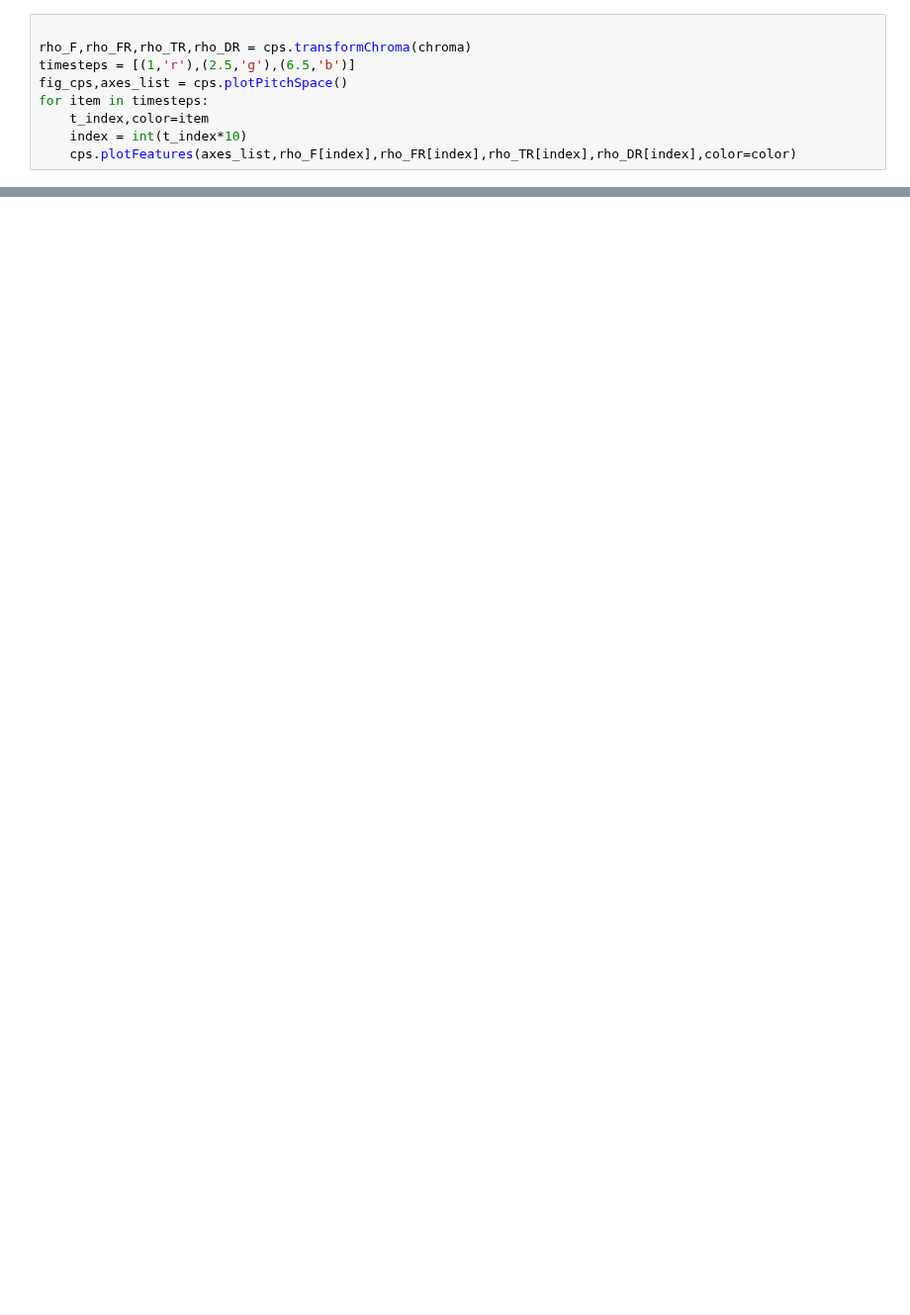
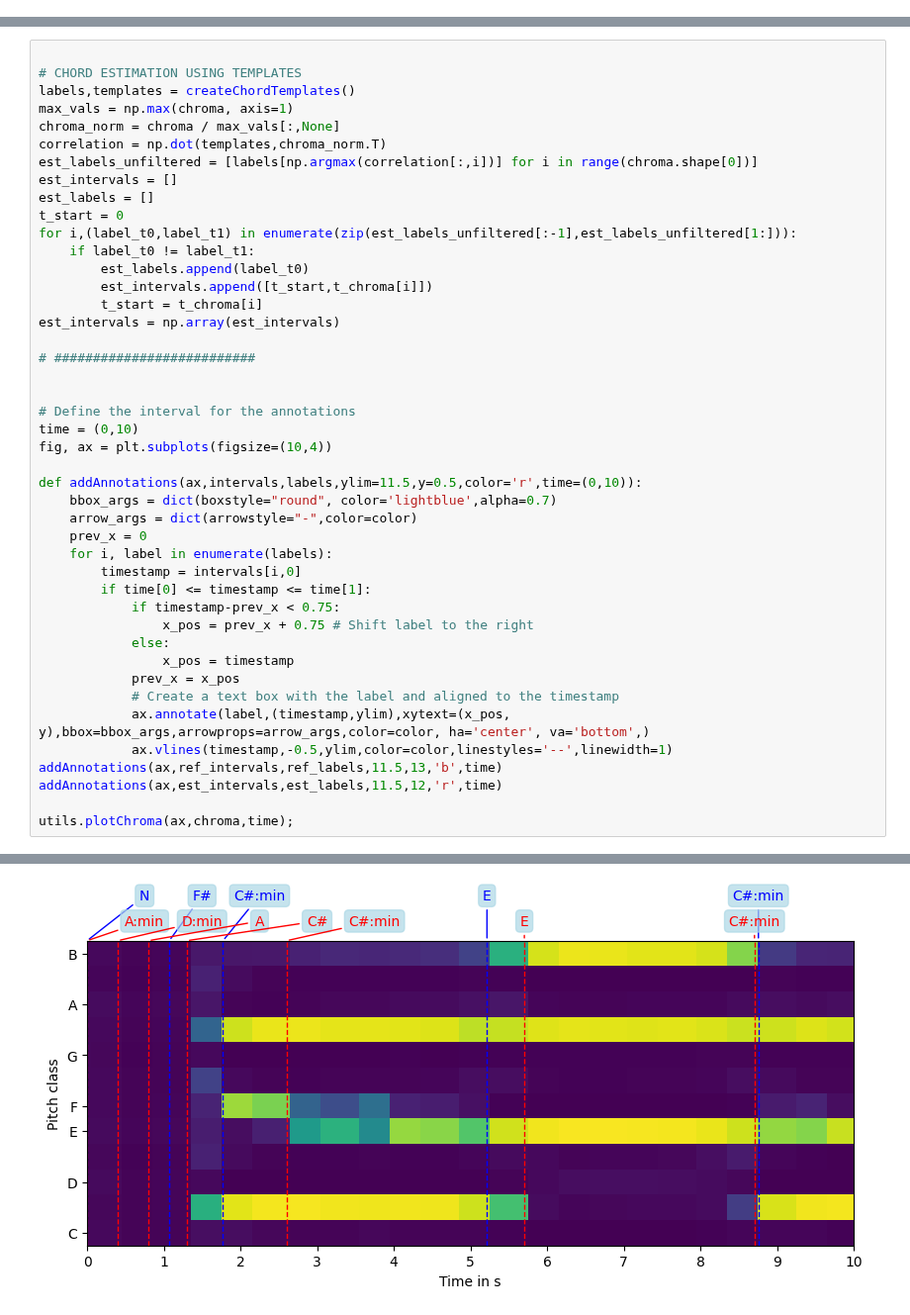
Before and after one commit to Maushax-jpg/chord-recognition, a Jupyter notebook: test.ipynb, the cells around one changed output, grey strips where cells are left out. Shown at 99% size. Saved outputs shown, nothing was run; the diff lists cells and outputs as text; blank space fills up the shorter version.

Commit message:
finished working on templates

```diff
--- a/test.ipynb
+++ b/test.ipynb
@@ -122,9 +0,0 @@ $F^{maj7}$
-# %%
-
-rho_F,rho_FR,rho_TR,rho_DR = cps.transformChroma(chroma)
-timesteps = [(1,'r'),(2.5,'g'),(6.5,'b')]
-fig_cps,axes_list = cps.plotPitchSpace()
-for item in timesteps:
-    t_index,color=item
-    index = int(t_index*10)
-    cps.plotFeatures(axes_list,rho_F[index],rho_FR[index],rho_TR[index],rho_DR[index],color=color)
@@ -132,0 +44,45 @@ for item in timesteps:
+# %%
+
+# CHORD ESTIMATION USING TEMPLATES
+labels,templates = createChordTemplates()
+max_vals = np.max(chroma, axis=1)
+chroma_norm = chroma / max_vals[:,None]
+correlation = np.dot(templates,chroma_norm.T)
+est_labels_unfiltered = [labels[np.argmax(correlation[:,i])] for i in range(chroma.shape[0])]
+est_intervals = []
+est_labels = []
+t_start = 0
+for i,(label_t0,label_t1) in enumerate(zip(est_labels_unfiltered[:-1],est_labels_unfiltered[1:])):
+    if label_t0 != label_t1:
+        est_labels.append(label_t0)
+        est_intervals.append([t_start,t_chroma[i]])
+        t_start = t_chroma[i]
+est_intervals = np.array(est_intervals)
+
+# ##########################
+
+
+# Define the interval for the annotations
+time = (0,10)
+fig, ax = plt.subplots(figsize=(10,4))
+
+def addAnnotations(ax,intervals,labels,ylim=11.5,y=0.5,color='r',time=(0,10)):
+    bbox_args = dict(boxstyle="round", color='lightblue',alpha=0.7)
+    arrow_args = dict(arrowstyle="-",color=color)
+    prev_x = 0
+    for i, label in enumerate(labels):
+        timestamp = intervals[i,0]
+        if time[0] <= timestamp <= time[1]:
+            if timestamp-prev_x < 0.75:
+                x_pos = prev_x + 0.75 # Shift label to the right
+            else:
+                x_pos = timestamp
+            prev_x = x_pos
+            # Create a text box with the label and aligned to the timestamp
+            ax.annotate(label,(timestamp,ylim),xytext=(x_pos, y),bbox=bbox_args,arrowprops=arrow_args,color=color, ha='center', va='bottom',)
+            ax.vlines(timestamp,-0.5,ylim,color=color,linestyles='--',linewidth=1)
+addAnnotations(ax,ref_intervals,ref_labels,11.5,13,'b',time)
+addAnnotations(ax,est_intervals,est_labels,11.5,12,'r',time)
+
+utils.plotChroma(ax,chroma,time);
+# %% [output]
@@ -132,0 +94 @@ for item in timesteps:
+[figure, added]
```
Also changed, not shown: parts of 6 cells of this notebook, 2 other files.
